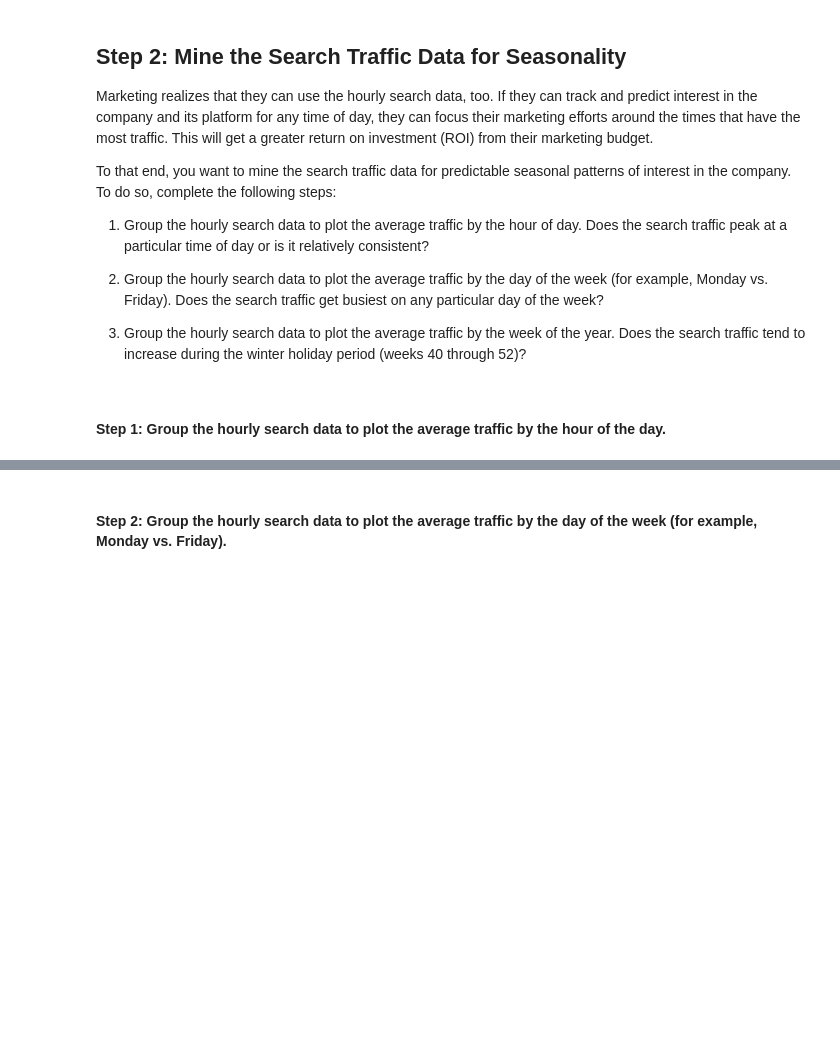
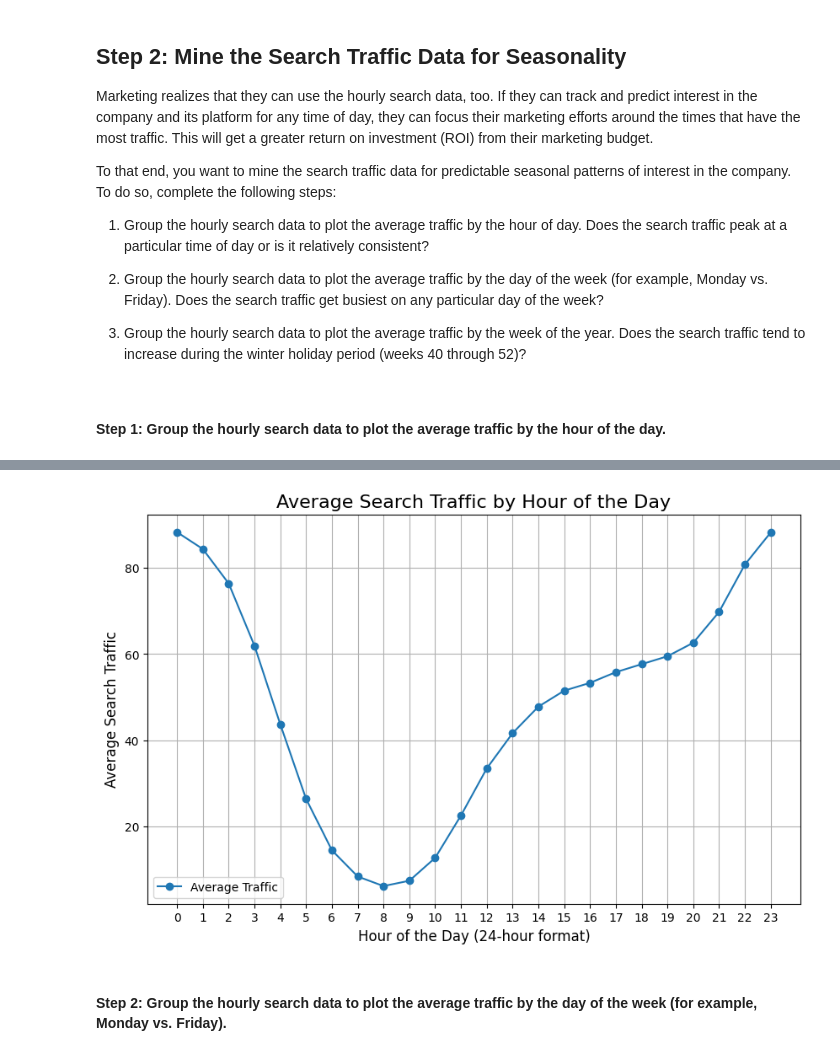
Before and after one commit to chadlbradford/prophet-challenge, a Jupyter notebook: forecasting_net_prophet.ipynb, the cells around one changed output, grey strips where cells are left out. Saved outputs shown, nothing was run; the diff lists cells and outputs as text; code cells hidden in the pictures; blank space fills up the shorter version.

```diff
--- a/forecasting_net_prophet.ipynb
+++ b/forecasting_net_prophet.ipynb
@@ -197,2 +232,21 @@ To that end, you want to mine the search traffic data for predictable seasonal p
+# %%
+# Group the hourly search data to plot the average traffic by the day of week, using `df.index.hour`
+# Group the data by the day of the week and calculate the average traffic
+average_traffic_by_hour = df_mercado_trends.groupby(df_mercado_trends.index.hour)['Search Trends'].mean()
+
+# Plot the results
+plt.figure(figsize=(10, 6))
+plt.plot(average_traffic_by_hour.index, average_traffic_by_hour.values, marker='o', label='Average Traffic')
+
+# Customize the plot
+plt.title('Average Search Traffic by Hour of the Day', fontsize=16)
+plt.xlabel('Hour of the Day (24-hour format)', fontsize=12)
+plt.ylabel('Average Search Traffic', fontsize=12)
+plt.xticks(range(0, 24))  # Set x-axis ticks for each hour
+plt.grid(True)
+plt.legend()
+plt.show()
+# %% [output]
+[figure, added]
 # %% [markdown]
 #### Step 2: Group the hourly search data to plot the average traffic by the day of the week (for example, Monday vs. Friday).
```
Also changed, not shown: parts of 9 cells of this notebook.
